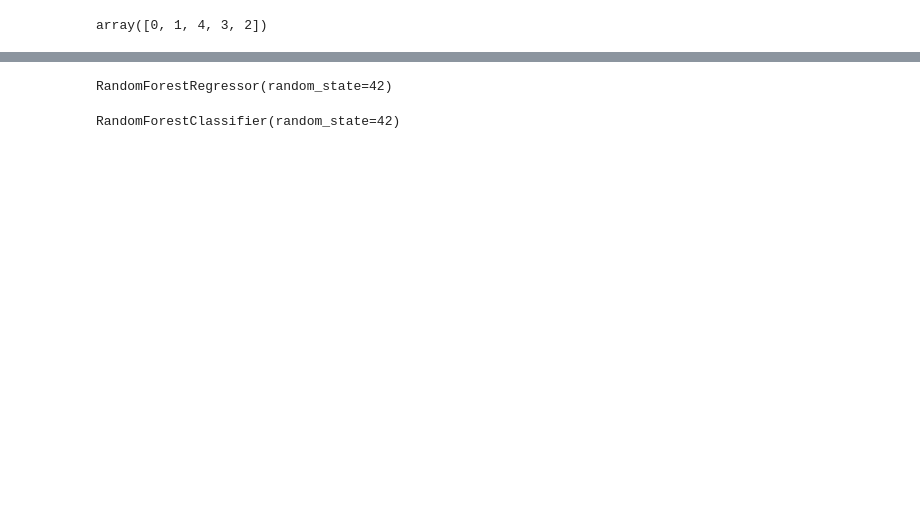
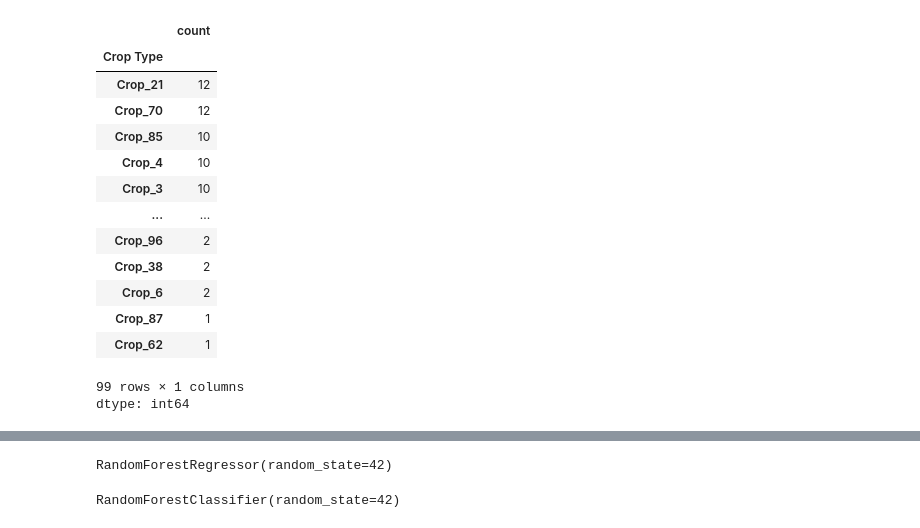
Before and after one commit to Girija-Tandon/TECH-KISHAN, a Jupyter notebook: Welcome_To_Colab.ipynb, the cells around one changed output, grey strips where cells are left out. Cells and saved outputs as stored; diff of their text form; code cells hidden in the pictures; blank space fills up the shorter version.

```diff
--- a/Welcome_To_Colab.ipynb
+++ b/Welcome_To_Colab.ipynb
@@ -17,7 +17,21 @@ df.head(5)
 # %%
-df['Crop Type'].unique()
+df['Crop Type'].value_counts()
 # %% [output]
+|  | count |
+| Crop Type |  |
+| Crop_21 | 12 |
+| Crop_70 | 12 |
+| Crop_85 | 10 |
+| Crop_4 | 10 |
+| Crop_3 | 10 |
+| ... | ... |
+| Crop_96 | 2 |
+| Crop_38 | 2 |
+| Crop_6 | 2 |
+| Crop_87 | 1 |
+| Crop_62 | 1 |
-array([0, 1, 4, 3, 2])
+99 rows × 1 columns
+dtype: int64
 # %%
 df.isnull().sum()
 # %% [output]
```
Also changed, not shown: parts of 19 cells of this notebook.
